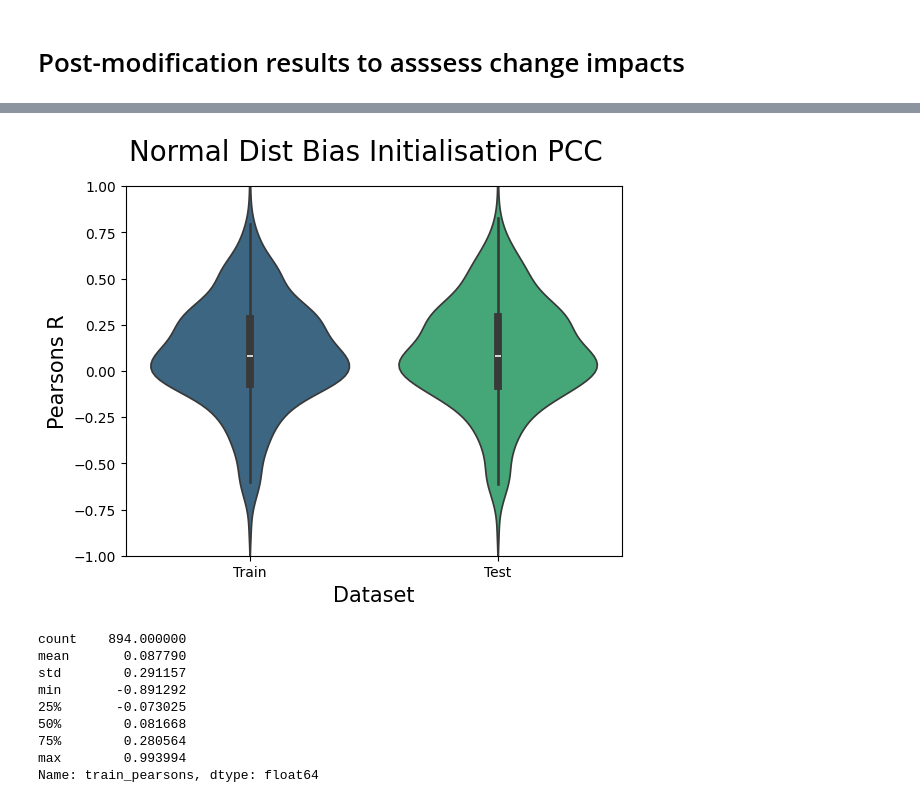
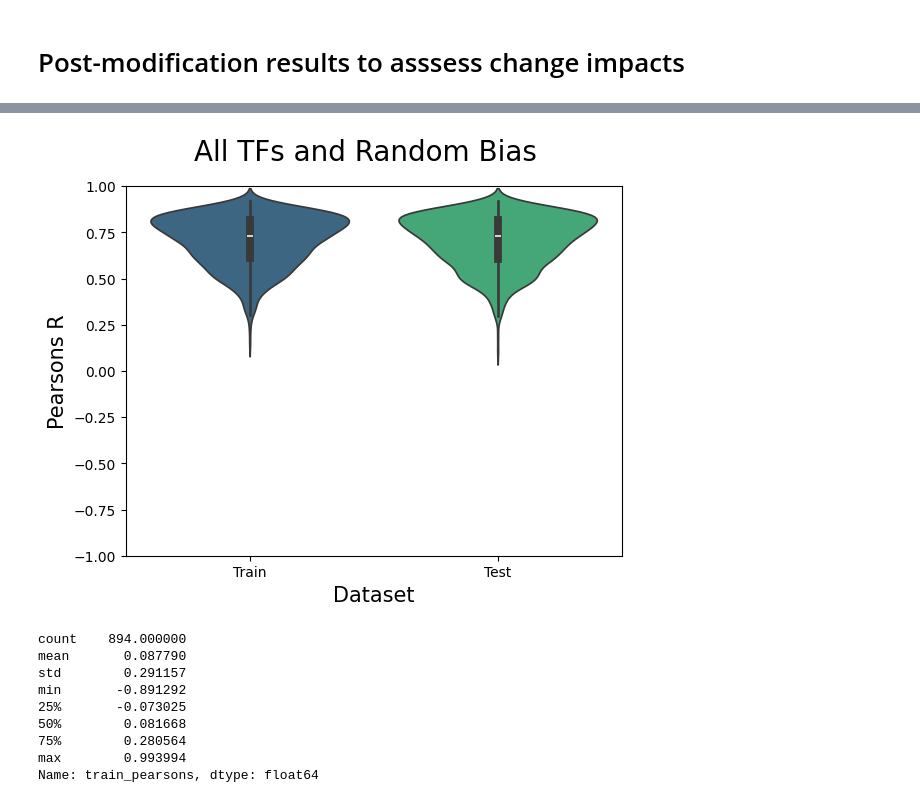
Before and after one commit to Alexander-Broadley/Zhang_lab_rotation, a Jupyter notebook: MML_model/model_evaluation/experimental_results.ipynb, the cells around one changed output, grey strips where cells are left out. Drawn from its saved outputs; the diff is of its cells as text; code cells hidden in the pictures.

```diff
--- a/MML_model/model_evaluation/experimental_results.ipynb
+++ b/MML_model/model_evaluation/experimental_results.ipynb
@@ -80,9 +95,9 @@ to_plot_df.columns = ['Train', 'Test']
 to_plot_df = to_plot_df.melt()
 to_plot_df.columns = ['dataset', 'pearsons']
 # %%
-create_pearsons_violin(to_plot_df, y_col = 'pearsons', title = 'Normal Dist Bias Initialisation PCC', figure_root = './figures/experimental_figures/', file_title = 'randn_bias_init', ylim = (-1, 1))
+create_pearsons_violin(to_plot_df, y_col = 'pearsons', title = 'All TFs and Random Bias', figure_root = './figures/experimental_figures/', file_title = 'all_TFS_and_randn_bias', ylim = (-1, 1))
 # %% [output]
-[figure, old version]
+[figure, new version]
 # %%
 exp_results['train_pearsons'].describe()
 # %% [output]
```
Also changed, not shown: parts of 5 cells of this notebook, 4 other files.
